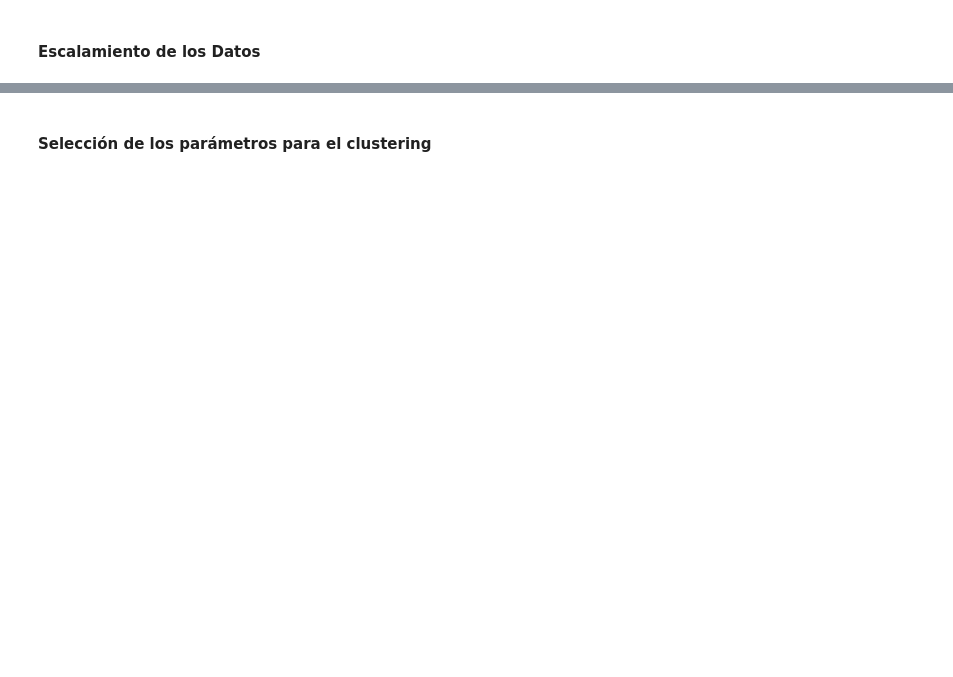
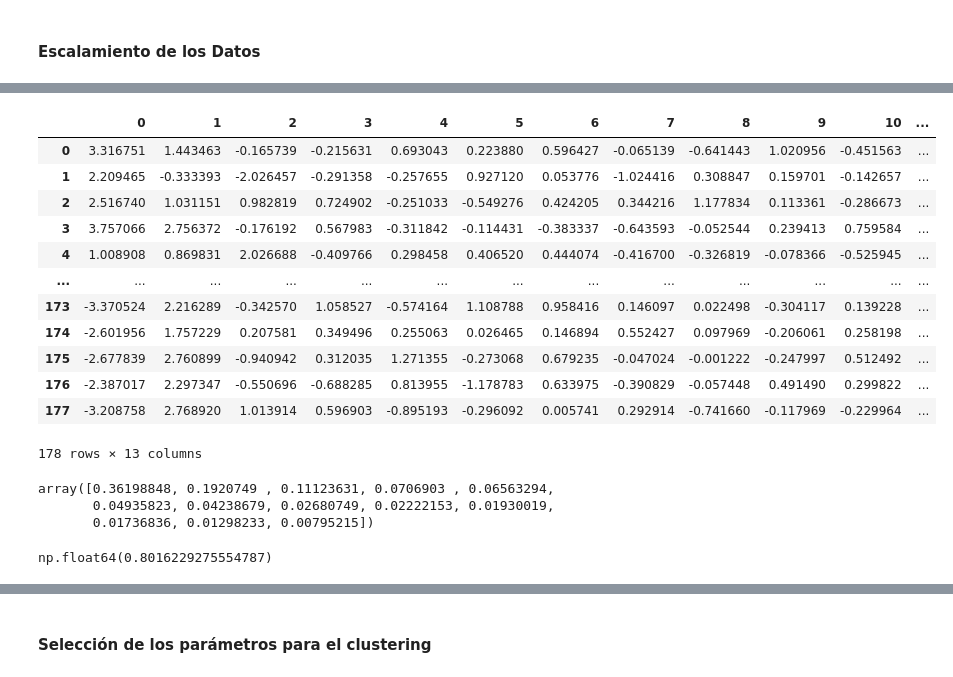
Before and after one commit to GabiRmz2025/Aprendizaje_Automatico_Avanzado_2026, a Jupyter notebook: Introducción/0.7.1.- Ejemplo de DBSCAN Wine_Dataset.ipynb, the cells around one changed output, grey strips where cells are left out. Saved outputs shown, nothing was run; the diff lists cells and outputs as text; code cells hidden in the pictures; blank space fills up the shorter version.

```diff
--- a/Introducción/0.7.1.- Ejemplo de DBSCAN Wine_Dataset.ipynb
+++ b/Introducción/0.7.1.- Ejemplo de DBSCAN Wine_Dataset.ipynb
@@ -26,0 +106,28 @@ plt.style.use("dark_background")
+# %%
+pca = PCA(n_components = 13)
+data_pca=pca.fit_transform(data)
+pd.DataFrame(data_pca)
+# %% [output]
+|  | 0 | 1 | 2 | 3 | 4 | 5 | 6 | 7 | 8 | 9 | 10 | ... |
+| 0 | 3.316751 | 1.443463 | -0.165739 | -0.215631 | 0.693043 | 0.223880 | 0.596427 | -0.065139 | -0.641443 | 1.020956 | -0.451563 | ... |
+| 1 | 2.209465 | -0.333393 | -2.026457 | -0.291358 | -0.257655 | 0.927120 | 0.053776 | -1.024416 | 0.308847 | 0.159701 | -0.142657 | ... |
+| 2 | 2.516740 | 1.031151 | 0.982819 | 0.724902 | -0.251033 | -0.549276 | 0.424205 | 0.344216 | 1.177834 | 0.113361 | -0.286673 | ... |
+| 3 | 3.757066 | 2.756372 | -0.176192 | 0.567983 | -0.311842 | -0.114431 | -0.383337 | -0.643593 | -0.052544 | 0.239413 | 0.759584 | ... |
+| 4 | 1.008908 | 0.869831 | 2.026688 | -0.409766 | 0.298458 | 0.406520 | 0.444074 | -0.416700 | -0.326819 | -0.078366 | -0.525945 | ... |
+| ... | ... | ... | ... | ... | ... | ... | ... | ... | ... | ... | ... | ... |
+| 173 | -3.370524 | 2.216289 | -0.342570 | 1.058527 | -0.574164 | 1.108788 | 0.958416 | 0.146097 | 0.022498 | -0.304117 | 0.139228 | ... |
+| 174 | -2.601956 | 1.757229 | 0.207581 | 0.349496 | 0.255063 | 0.026465 | 0.146894 | 0.552427 | 0.097969 | -0.206061 | 0.258198 | ... |
+| 175 | -2.677839 | 2.760899 | -0.940942 | 0.312035 | 1.271355 | -0.273068 | 0.679235 | -0.047024 | -0.001222 | -0.247997 | 0.512492 | ... |
+| 176 | -2.387017 | 2.297347 | -0.550696 | -0.688285 | 0.813955 | -1.178783 | 0.633975 | -0.390829 | -0.057448 | 0.491490 | 0.299822 | ... |
+| 177 | -3.208758 | 2.768920 | 1.013914 | 0.596903 | -0.895193 | -0.296092 | 0.005741 | 0.292914 | -0.741660 | -0.117969 | -0.229964 | ... |
+178 rows × 13 columns
+# %%
+pca.explained_variance_ratio_
+# %% [output]
+array([0.36198848, 0.1920749 , 0.11123631, 0.0706903 , 0.06563294,
+       0.04935823, 0.04238679, 0.02680749, 0.02222153, 0.01930019,
+       0.01736836, 0.01298233, 0.00795215])
+# %%
+sum(pca.explained_variance_ratio_[:5])
+# %% [output]
+np.float64(0.8016229275554787)
```
Also changed, not shown: parts of 11 cells of this notebook, 5 other files.
